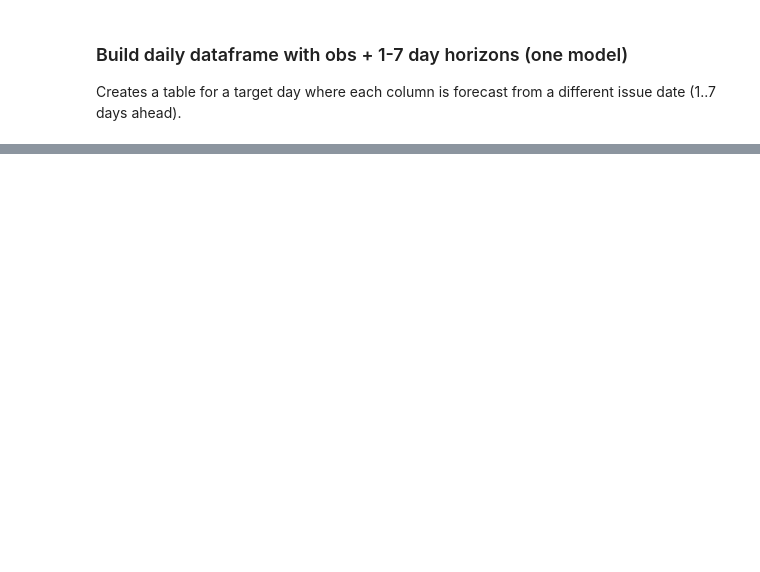
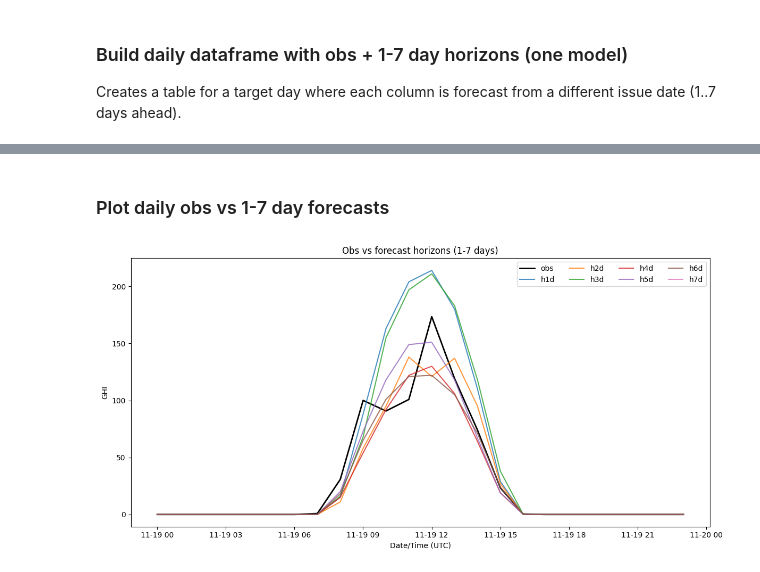
Before and after one commit to Louis2308/Solar-poster, a Jupyter notebook: Forcast_Comparison.ipynb, the cells around one changed output, grey strips where cells are left out. Saved outputs shown, nothing was run; the diff lists cells and outputs as text; code cells hidden in the pictures; blank space fills up the shorter version.

```diff
--- a/Forcast_Comparison.ipynb
+++ b/Forcast_Comparison.ipynb
@@ -828,0 +848,23 @@ display(result.head(30))
+# %% [markdown]
+
+### Plot daily obs vs 1-7 day forecasts
+# %%
+
+# expects `result` from the previous cell
+if 'result' not in locals():
+    raise ValueError("Run the daily horizon dataframe cell first to build `result`.")
+
+plt.figure(figsize=(12, 6))
+plt.plot(result['date'], result['obs_ghi'], label='obs', color='black', linewidth=2)
+for col in result.columns:
+    if col.startswith('h') and col.endswith('d'):
+        plt.plot(result['date'], result[col], label=col, alpha=0.8)
+
+plt.xlabel('Date/Time (UTC)')
+plt.ylabel('GHI')
+plt.title('Obs vs forecast horizons (1-7 days)')
+plt.legend(ncol=4)
+plt.tight_layout()
+plt.show()
+# %% [output]
+[figure, added]
```
Also changed, not shown: parts of 1 cell of this notebook.
